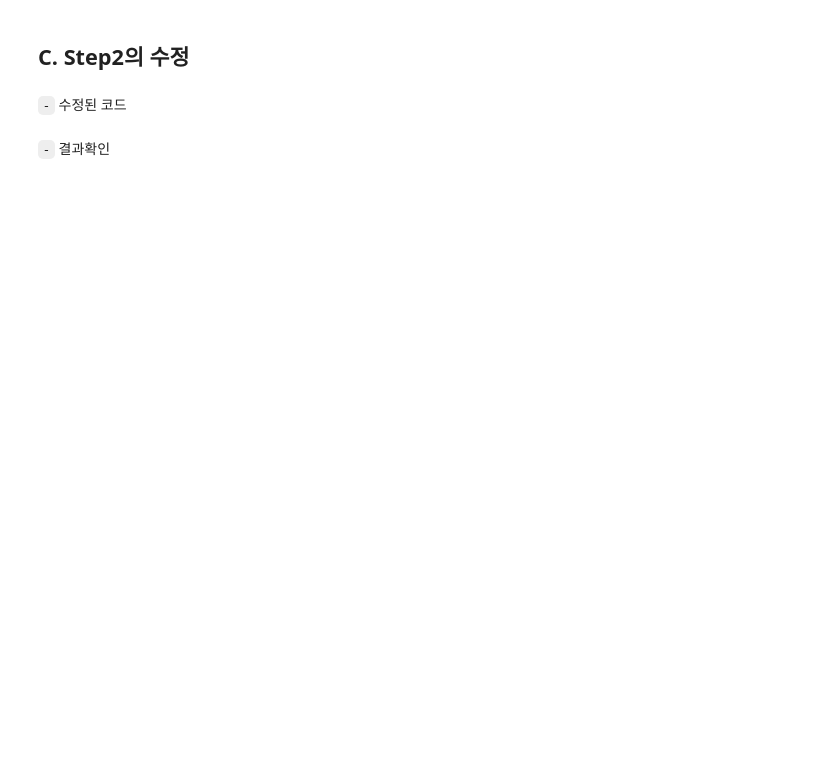
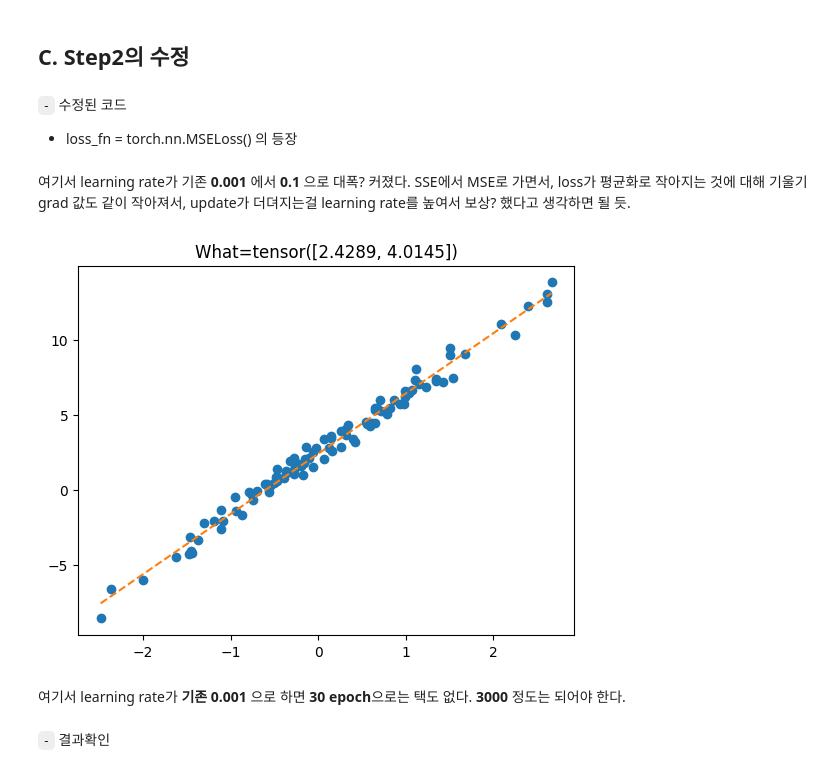
Before and after one commit to KimDoYoung1997/DL2024, a Jupyter notebook: posts/02wk-2.ipynb, the cells around one changed output. Cells and saved outputs as stored; diff of their text form; code cells hidden in the pictures; blank space fills up the shorter version.

```diff
--- a/posts/02wk-2.ipynb
+++ b/posts/02wk-2.ipynb
@@ -79,4 +81,29 @@ plt.title(f'What={What.data.reshape(-1)}');
 ## C. Step2의 수정
 # %% [markdown]
 `-` 수정된 코드
+- loss_fn = torch.nn.MSELoss() 의 등장
+# %% [markdown]
+여기서 learning rate가 기존 **0.001** 에서 **0.1** 으로 대폭? 커졌다. SSE에서 MSE로 가면서, loss가 평균화로 작아지는 것에 대해 기울기 grad 값도 같이 작아져서, update가 더뎌지는걸 learning rate를 높여서 보상? 했다고 생각하면 될 듯.
+# %%
+What = torch.tensor([[-5.0],[10.0]],requires_grad=True)
+loss_fn = torch.nn.MSELoss()
+for epoc in range(30):
+    ## step 1 : Yhat prediction
+    yhat = X@What
+    ## step 2 : Loss definition
+    #loss = torch.sum((y-yhat)**2)/100
+    loss = loss_fn(yhat,y)                  # 여기서는 큰 상관없지만 습관적으로 yhat을 먼저넣는 연습을 하자!!
+    ## step 3 : Calculate gradient
+    loss.backward()
+    ## step 4 : Update
+    What.data = What.data -0.1*What.grad    # 여기서 learning rate가 기존 0.001 에서 0.1 으로 대폭? 커졌다. SSE에서 MSE로 가면서, loss가 평균화로 작아지는 것에 대해 기울기 grad 값도 같이 작아져서, update가 더뎌지는걸 learning rate를 높여서 보상? 했다고 생각하면 될 듯.
+    What.grad =None
+# %%
+plt.plot(x,y,'o')
+plt.plot(x,X@What.data,'--')
+plt.title(f'What={What.data.reshape(-1)}');
+# %% [output]
+[figure, added]
+# %% [markdown]
+여기서 learning rate가 **기존 0.001** 으로 하면 **30 epoch**으로는 택도 없다. **3000** 정도는 되어야 한다.
 # %%
```
Also changed, not shown: parts of 36 cells of this notebook.
